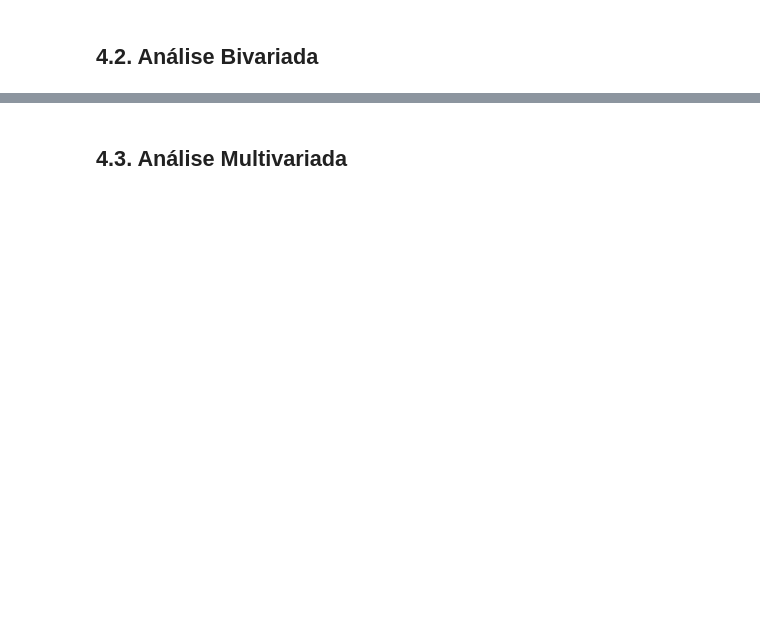
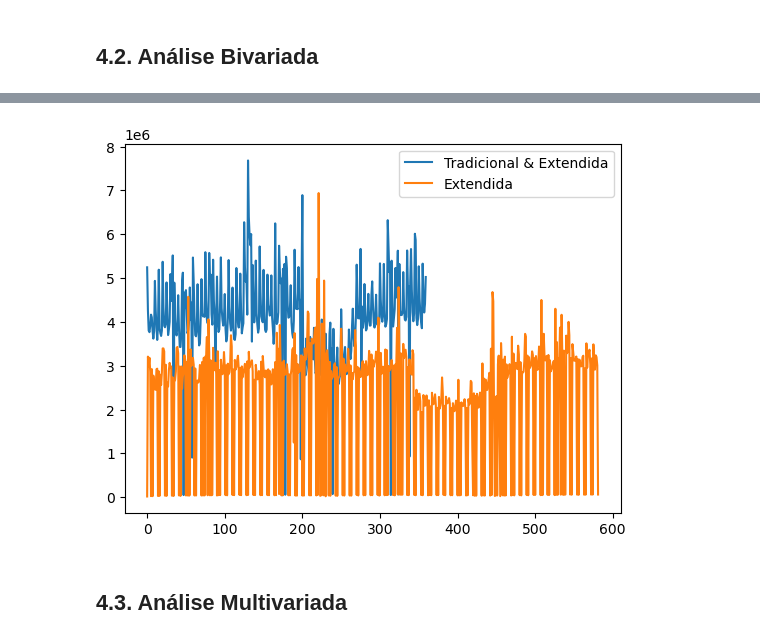
Before and after one commit to pedrovictorss/Data-Scientist-em-Producao, a Jupyter notebook: m04_v01_store_sales_prediction.ipynb, the cells around one changed output, grey strips where cells are left out. Saved outputs shown, nothing was run; the diff lists cells and outputs as text; code cells hidden in the pictures; blank space fills up the shorter version.

```diff
--- a/m04_v01_store_sales_prediction.ipynb
+++ b/m04_v01_store_sales_prediction.ipynb
@@ -558,2 +597,12 @@ sns.heatmap(aux1.corr(method='pearson'), annot=True);
+# %%
+aux1 = df4[(df4['promo'] == 1) & (df4['promo2'] == 1)][['year_week', 'sales']].groupby('year_week').sum().reset_index()
+ax = aux1.plot()
+
+aux2 = df4[(df4['promo'] == 0) & (df4['promo2'] == 1)][['year_week', 'sales']].groupby('year_week').sum().reset_index()
+aux2.plot(ax=ax)
+
+ax.legend(labels=['Tradicional & Extendida', 'Extendida']);
+# %% [output]
+[figure, added]
 # %% [markdown]
 ## 4.3. Análise Multivariada
```
Also changed, not shown: parts of 23 cells of this notebook.
